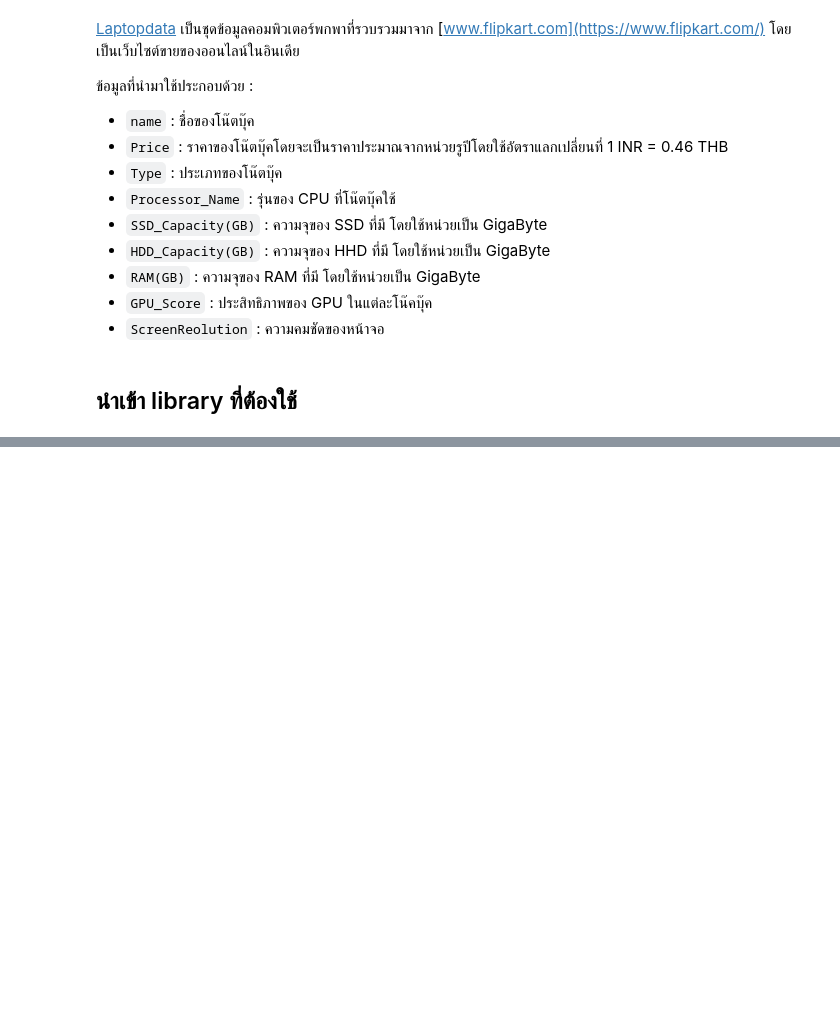
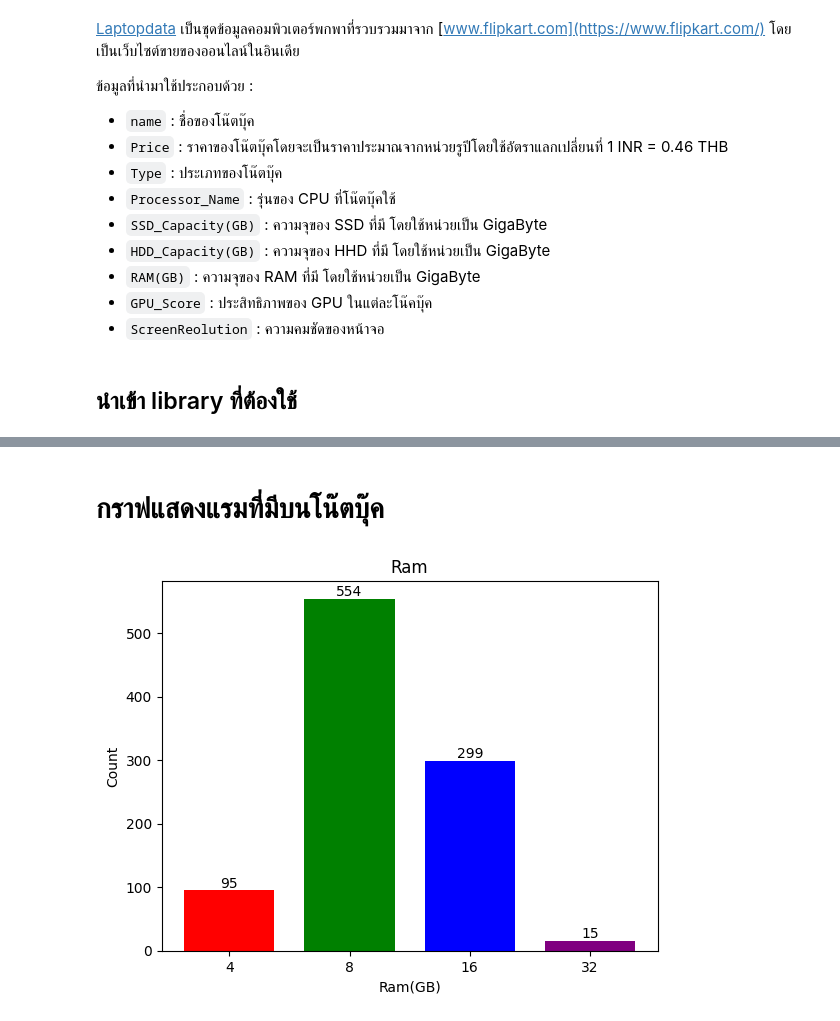
Before and after one commit to DaoRungphailin/Project_Which_Laptop_Should_I_Pick, a Jupyter notebook: Laptop_Recommend(1).ipynb, the cells around one changed output, grey strips where cells are left out. Saved outputs shown, nothing was run; the diff lists cells and outputs as text; code cells hidden in the pictures; blank space fills up the shorter version.

```diff
--- a/Laptop_Recommend(1).ipynb
+++ b/Laptop_Recommend(1).ipynb
@@ -33,0 +119,24 @@ df.info
+# %% [markdown]
+# กราฟแสดงแรมที่มีบนโน๊ตบุ๊ค
+# %%
+ram = [4, 8, 16, 32]
+ram_count = [0, 0, 0, 0]
+for i in range(0, len(data)):
+    temp_data = data[i][6]
+    if temp_data == 4:
+        ram_count[0] += 1
+    elif temp_data == 8:
+        ram_count[1] += 1
+    elif temp_data == 16:
+        ram_count[2] += 1
+    elif temp_data == 32:
+        ram_count[3] += 1
+ram = ['4','8', '16', '32']
+barplot = plt.bar(ram, ram_count,width=0.75,color = ['red','green','blue','purple'])
+plt.bar_label(barplot,labels=ram_count,label_type='edge')
+plt.title("Ram")
+plt.xlabel('Ram(GB)')
+plt.ylabel('Count')
+plt.show()
+# %% [output]
+[figure, added]
```
Also changed, not shown: parts of 9 cells of this notebook.
